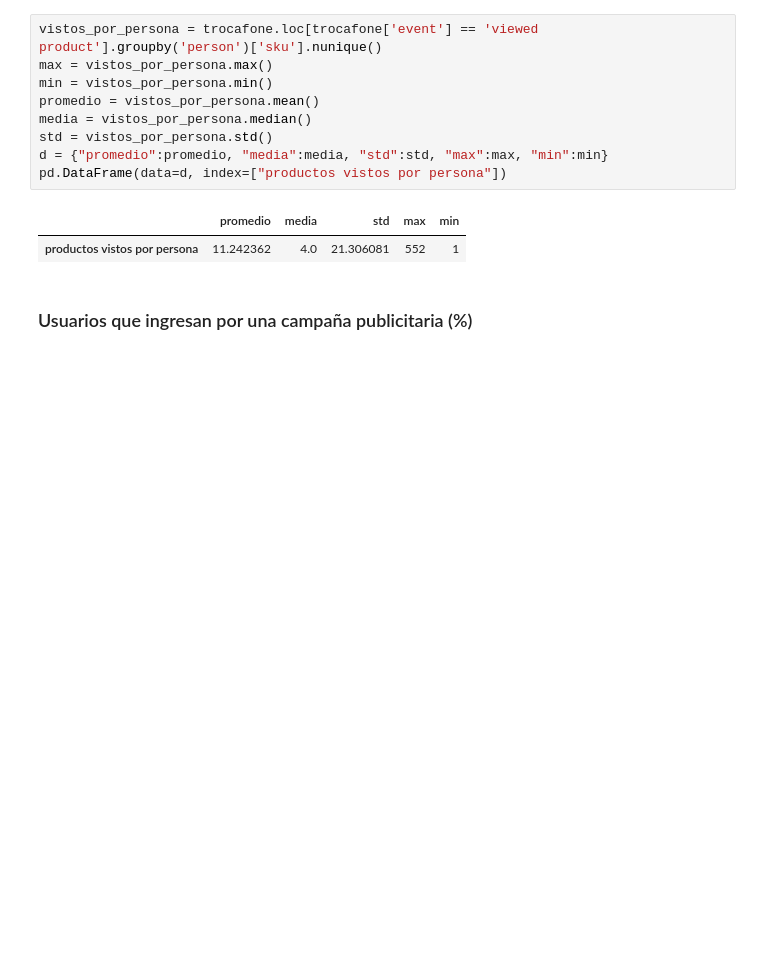
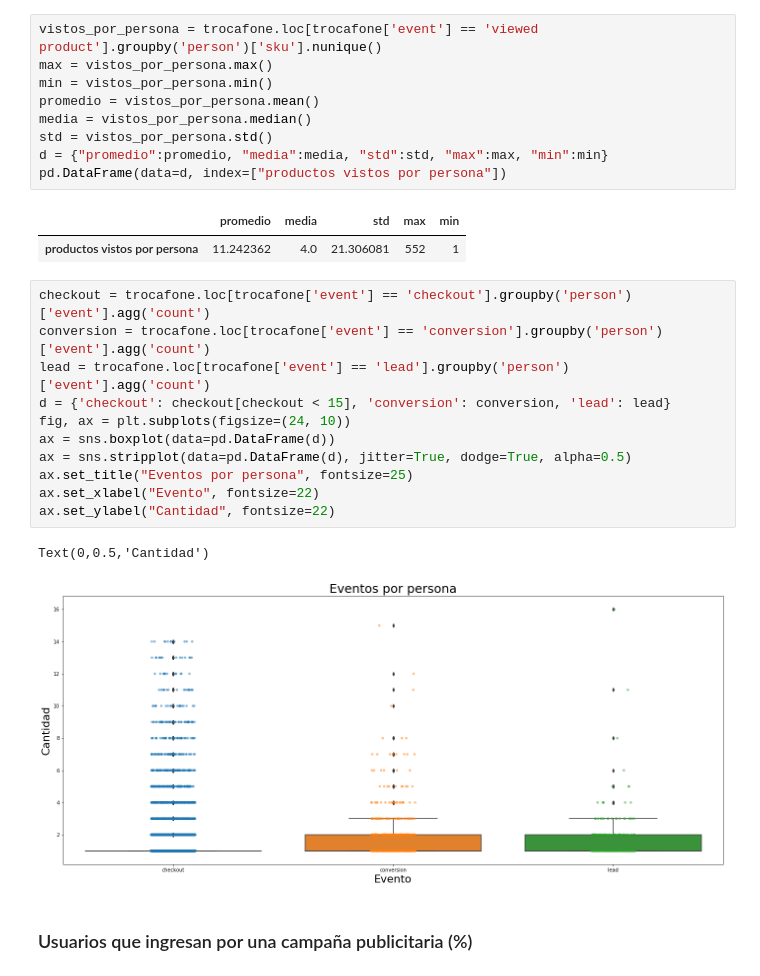
Before and after one commit to emabrea/7506-DATOS-TP1, a Jupyter notebook: Analisis Exploratorio.ipynb, the cells around one changed output. Cells and saved outputs as stored; diff of their text form; blank space fills up the shorter version.

Commit message:
boxplot con jitter

```diff
--- a/Analisis Exploratorio.ipynb
+++ b/Analisis Exploratorio.ipynb
@@ -948,6 +948,20 @@ pd.DataFrame(data=d, index=["productos vistos por persona"])
 # %% [output]
 |  | promedio | media | std | max | min |
 | productos vistos por persona | 11.242362 | 4.0 | 21.306081 | 552 | 1 |
+# %%
+checkout = trocafone.loc[trocafone['event'] == 'checkout'].groupby('person')['event'].agg('count')
+conversion = trocafone.loc[trocafone['event'] == 'conversion'].groupby('person')['event'].agg('count')
+lead = trocafone.loc[trocafone['event'] == 'lead'].groupby('person')['event'].agg('count')
+d = {'checkout': checkout[checkout < 15], 'conversion': conversion, 'lead': lead}
+fig, ax = plt.subplots(figsize=(24, 10))
+ax = sns.boxplot(data=pd.DataFrame(d))
+ax = sns.stripplot(data=pd.DataFrame(d), jitter=True, dodge=True, alpha=0.5)
+ax.set_title("Eventos por persona", fontsize=25)
+ax.set_xlabel("Evento", fontsize=22)
+ax.set_ylabel("Cantidad", fontsize=22)
+# %% [output]
+Text(0,0.5,'Cantidad')
+[figure, added]
 # %% [markdown]
 ### Usuarios que ingresan por una campaña publicitaria (%)
 # %%
```
Also changed, not shown: parts of 3 cells of this notebook.
